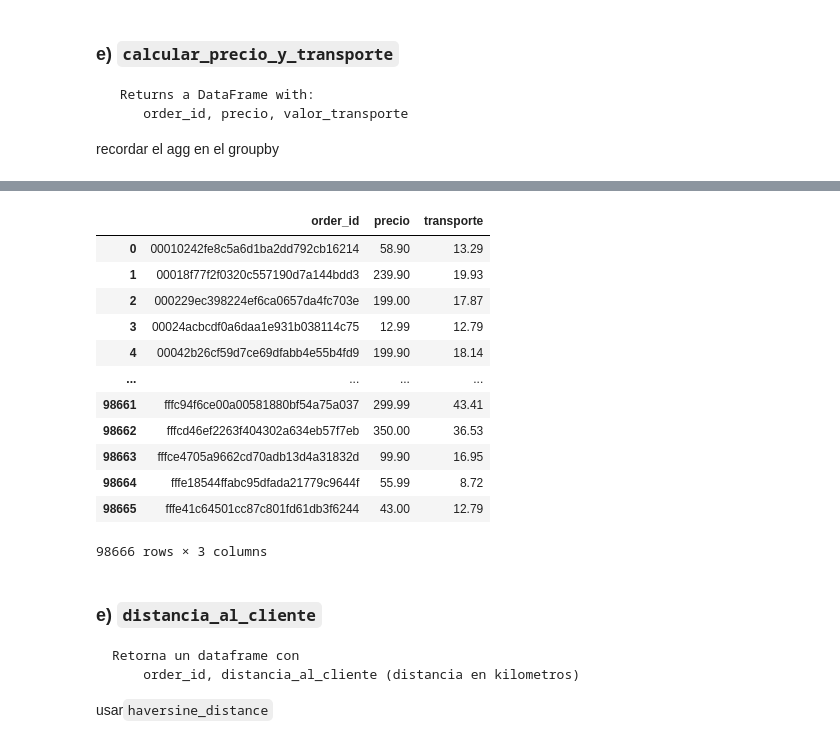
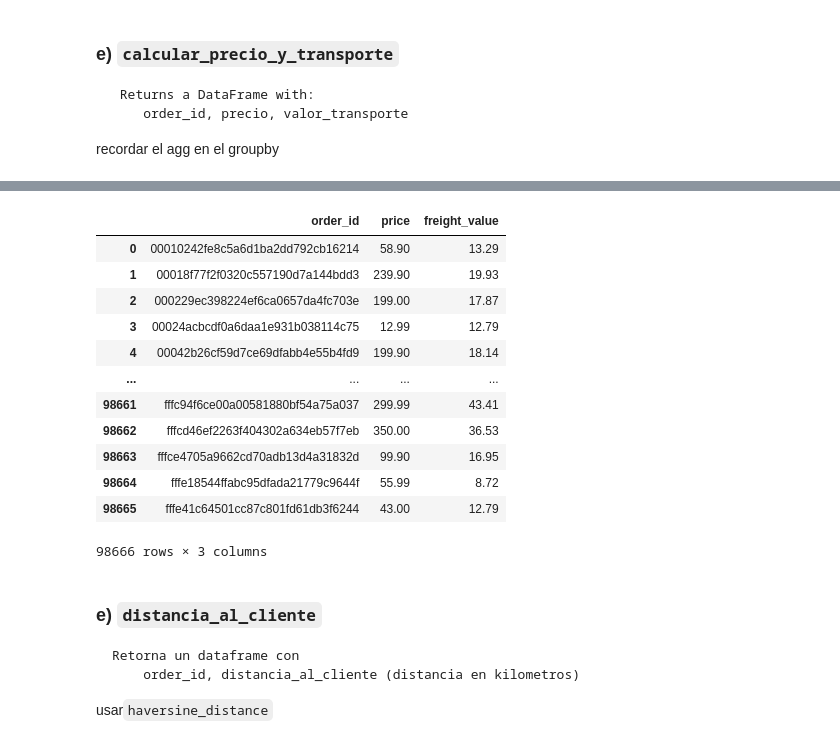
Before and after one commit to Chiaraaorlando/Olist, a Jupyter notebook: ejercicio_orders_part1.ipynb, the cells around one changed output, grey strips where cells are left out. Cells and saved outputs as stored; diff of their text form; code cells hidden in the pictures.

```diff
--- a/ejercicio_orders_part1.ipynb
+++ b/ejercicio_orders_part1.ipynb
@@ -339,3 +425,6 @@ vendedores
         order_id, precio, valor_transporte
 
 recordar el agg en el groupby
+# %%
+order_items = data['order_items'].copy()
+order_items.head()
@@ -342,9 +438,9 @@ recordar el agg en el groupby
 # %%
-from olist.preprocess import calcular_precio_y_transporte
-precio_y_transporte = calcular_precio_y_transporte(data)
+from funciones.preprocess import calcular_precio_y_transporte
+precio_y_transporte = calcular_precio_y_transporte(order_items)
 precio_y_transporte
 # %% [output]
-|  | order_id | precio | transporte |
+|  | order_id | price | freight_value |
 | 0 | 00010242fe8c5a6d1ba2dd792cb16214 | 58.90 | 13.29 |
 | 1 | 00018f77f2f0320c557190d7a144bdd3 | 239.90 | 19.93 |
 | 2 | 000229ec398224ef6ca0657da4fc703e | 199.00 | 17.87 |
```
Also changed, not shown: parts of 42 cells of this notebook, 2 other files.
